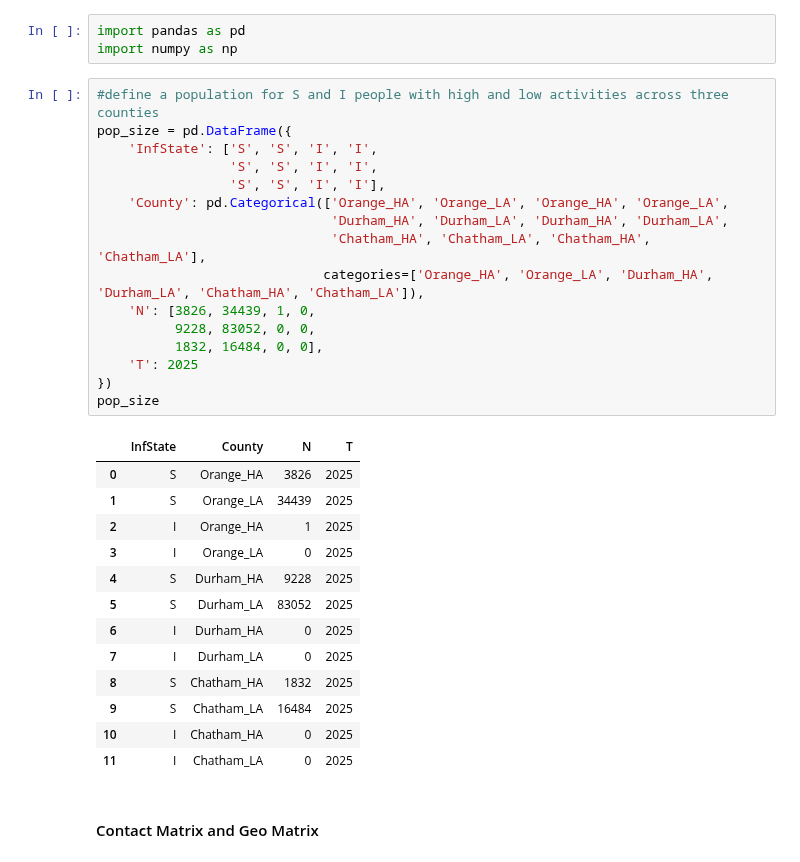
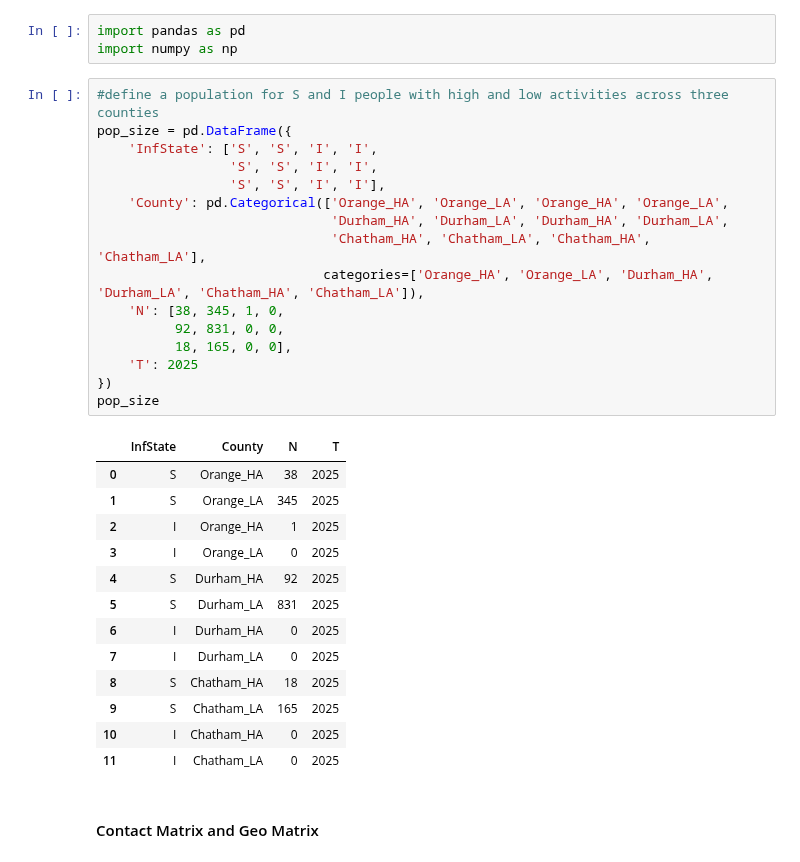
Before and after one commit to UNCIDD/tabularepimdl, a Jupyter notebook: examples/Matrix_Kronecker_Product.ipynb, the cells around one changed output. Cells and saved outputs as stored; diff of their text form.

```diff
--- a/examples/Matrix_Kronecker_Product.ipynb
+++ b/examples/Matrix_Kronecker_Product.ipynb
@@ -4,31 +4,31 @@ import numpy as np
 # %%
 #define a population for S and I people with high and low activities across three counties
 pop_size = pd.DataFrame({
     'InfState': ['S', 'S', 'I', 'I',
                  'S', 'S', 'I', 'I',
                  'S', 'S', 'I', 'I'],
     'County': pd.Categorical(['Orange_HA', 'Orange_LA', 'Orange_HA', 'Orange_LA',
                               'Durham_HA', 'Durham_LA', 'Durham_HA', 'Durham_LA',
                               'Chatham_HA', 'Chatham_LA', 'Chatham_HA', 'Chatham_LA'],
                              categories=['Orange_HA', 'Orange_LA', 'Durham_HA', 'Durham_LA', 'Chatham_HA', 'Chatham_LA']),
-    'N': [3826, 34439, 1, 0,
-          9228, 83052, 0, 0,
-          1832, 16484, 0, 0],
+    'N': [38, 345, 1, 0,
+          92, 831, 0, 0,
+          18, 165, 0, 0],
     'T': 2025
 })
 pop_size
 # %% [output]
 |  | InfState | County | N | T |
-| 0 | S | Orange_HA | 3826 | 2025 |
-| 1 | S | Orange_LA | 34439 | 2025 |
+| 0 | S | Orange_HA | 38 | 2025 |
+| 1 | S | Orange_LA | 345 | 2025 |
 | 2 | I | Orange_HA | 1 | 2025 |
 | 3 | I | Orange_LA | 0 | 2025 |
-| 4 | S | Durham_HA | 9228 | 2025 |
-| 5 | S | Durham_LA | 83052 | 2025 |
+| 4 | S | Durham_HA | 92 | 2025 |
+| 5 | S | Durham_LA | 831 | 2025 |
 | 6 | I | Durham_HA | 0 | 2025 |
 | 7 | I | Durham_LA | 0 | 2025 |
-| 8 | S | Chatham_HA | 1832 | 2025 |
-| 9 | S | Chatham_LA | 16484 | 2025 |
+| 8 | S | Chatham_HA | 18 | 2025 |
+| 9 | S | Chatham_LA | 165 | 2025 |
 | 10 | I | Chatham_HA | 0 | 2025 |
 | 11 | I | Chatham_LA | 0 | 2025 |
 # %% [markdown]
```
Also changed, not shown: parts of 7 cells of this notebook.
